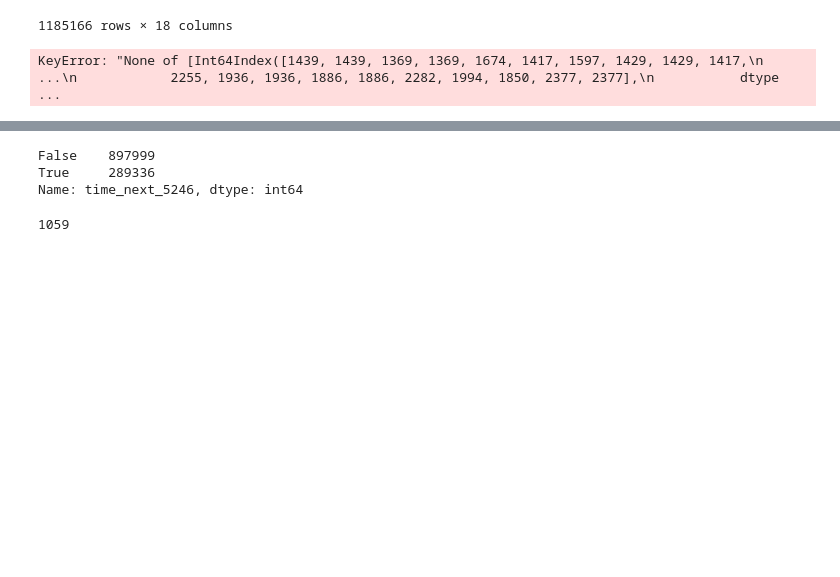
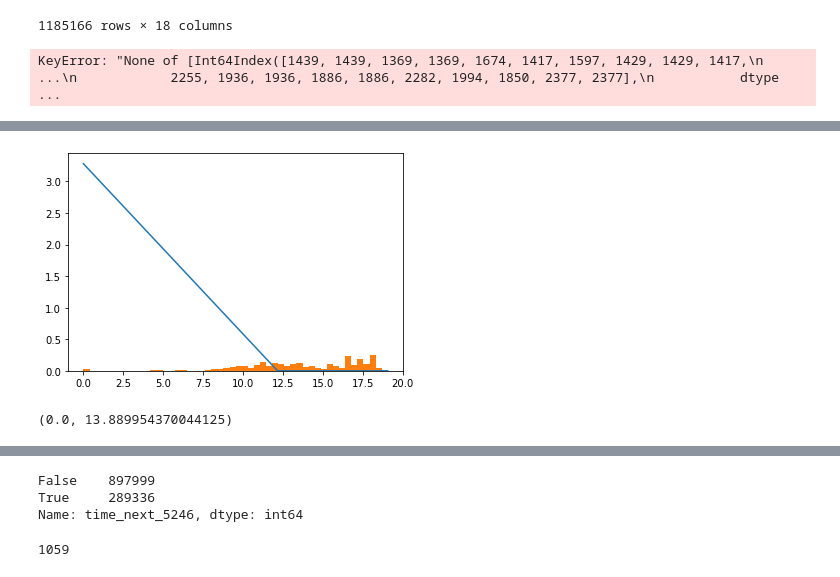
Before and after one commit to nss-data-science-cohort-5/big_g_express-roll_on_eighteen_wheelers, a Jupyter notebook: notebook.ipynb, the cells around one changed output, grey strips where cells are left out. Saved outputs shown, nothing was run; the diff lists cells and outputs as text; code cells hidden in the pictures; blank space fills up the shorter version.

```diff
--- a/notebook.ipynb
+++ b/notebook.ipynb
@@ -131,0 +200,18 @@ TypeError: The DTypes <class 'numpy.dtype[float64]'> and <class 'numpy.dtype[tim
+# %%
+spn_1569 = jfaults_NoNa.loc[jfaults_NoNa.spn== 1569, :]
+x = np.linspace(0, spn_1569['difference_firstspn_5246'].max(), 1000)
+y = spn_1569['difference_firstspn_5246']
+logy = np.log(y + 1)
+dist = getattr(scipy.stats, 'gamma')
+param = dist.fit(np.log(y + 1))
+pdf_fitted = dist.pdf(x, *param[:-2], loc=param[-2], scale=param[-1])*size
+plt.plot(np.log(x + 1), pdf_fitted)
+plt.hist(logy,
+        bins = 50,
+        density=True);
+# %% [output]
+[figure, added]
+# %%
+param
+# %% [output]
+(0.0, 13.889954370044125)
```
Also changed, not shown: parts of 10 cells of this notebook.
